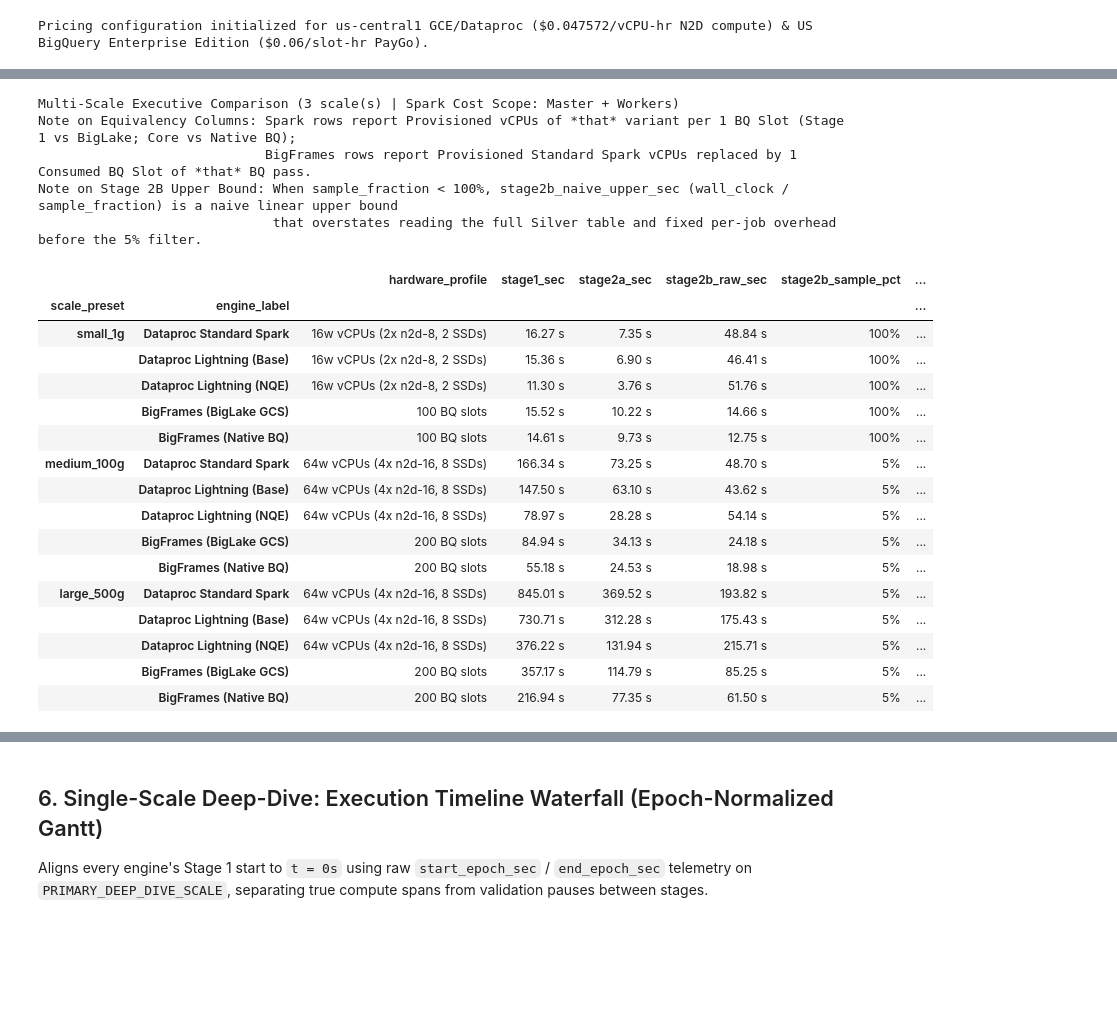
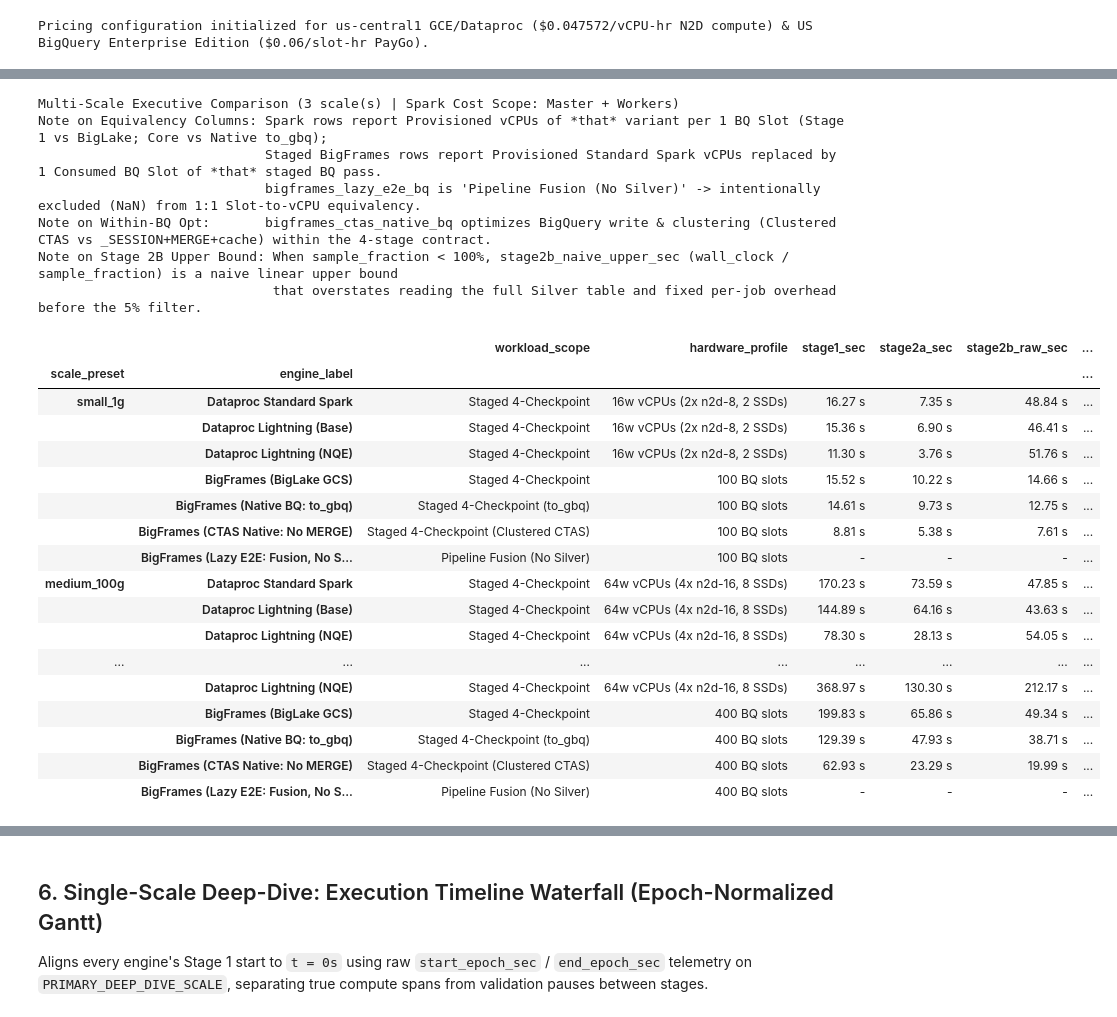
Before and after one commit to johanesalxd/lakehouse-compute-benchmark, a Jupyter notebook: notebooks/04_benchmark_summary_and_tco.ipynb, the cells around one changed output, grey strips where cells are left out. Saved outputs shown, nothing was run; the diff lists cells and outputs as text; code cells hidden in the pictures; blank space fills up the shorter version.

```diff
--- a/notebooks/04_benchmark_summary_and_tco.ipynb
+++ b/notebooks/04_benchmark_summary_and_tco.ipynb
@@ -780,18 +873,20 @@ for scale in available_scales:
     topo = SCALE_TOPOLOGIES[scale]
     s_engines = [e for e in ENGINE_ORDER if e in set(s_df["engine_variant"])]
 
-    # Reference baselines for speedup & slot-to-vCPU equivalency within this scale
-    std_core_df = s_df[(s_df["engine_variant"] == "spark_standard") & (s_df["stage_id"].isin(CORE_RELATIONAL_STAGES))]
+    # Reference baselines for speedup & 1:1 staged slot-to-vCPU equivalency within this scale
+    std_core_df = s_df[(s_df["engine_variant"] == "spark_standard") & (s_df["stage_id"].isin(CORE_STAGED_STAGES))]
     std_core_sec = float(std_core_df["wall_clock_sec"].sum()) if not std_core_df.empty else np.nan
     std_s1_vcpu_s = float(s_df.loc[(s_df["engine_variant"] == "spark_standard") & (s_df["stage_id"] == "stage1_bronze_to_silver"), "vcpu_seconds"].sum())
     std_core_vcpu_s = float(std_core_df["vcpu_seconds"].sum()) if not std_core_df.empty else np.nan
 
     bl_s1_slot_s = float(s_df.loc[(s_df["engine_variant"] == "bigframes_biglake_gcs") & (s_df["stage_id"] == "stage1_bronze_to_silver"), "bq_slot_seconds"].sum())
-    nv_core_slot_s = float(s_df.loc[(s_df["engine_variant"] == "bigframes_native_bq") & (s_df["stage_id"].isin(CORE_RELATIONAL_STAGES)), "bq_slot_seconds"].sum())
+    nv_core_slot_s = float(s_df.loc[(s_df["engine_variant"] == "bigframes_native_bq") & (s_df["stage_id"].isin(CORE_STAGED_STAGES)), "bq_slot_seconds"].sum())
+    ctas_core_slot_s = float(s_df.loc[(s_df["engine_variant"] == "bigframes_ctas_native_bq") & (s_df["stage_id"].isin(CORE_STAGED_STAGES)), "bq_slot_seconds"].sum())
 
     for eng in s_engines:
         edf = s_df[s_df["engine_variant"] == eng]
         rel_df = edf[edf["stage_id"].isin(CORE_RELATIONAL_STAGES)]
+        is_lazy_e2e = (eng == "bigframes_lazy_e2e_bq")
 
         def _stage_val(stg: str, col: str, default=np.nan) -> float:
             m = edf.loc[edf["stage_id"] == stg, col]
@@ -800,9 +895,10 @@ for scale in available_scales:
         s1_sec = _stage_val("stage1_bronze_to_silver", "wall_clock_sec")
         s2a_sec = _stage_val("stage2a_silver_vectorized", "wall_clock_sec")
         s2b_raw = _stage_val("stage2b_silver_udf", "wall_clock_sec")
-        s2b_sf = _stage_val("stage2b_silver_udf", "sample_fraction", default=1.0)
+        s2b_sf = _stage_val("stage2b_silver_udf", "sample_fraction", default=np.nan if is_lazy_e2e else 1.0)
         s2b_naive_upper = (s2b_raw / s2b_sf) if (pd.notna(s2b_raw) and pd.notna(s2b_sf) and s2b_sf > 0) else np.nan
         s3_sec = _stage_val("stage3_silver_to_gold", "wall_clock_sec")
+        s_e2e_sec = _stage_val("stage_e2e_bronze_to_gold", "wall_clock_sec")
         core_sec = float(rel_df["wall_clock_sec"].sum())
 
         if eng.startswith("spark_"):
@@ -812,13 +908,19 @@ for scale in available_scales:
             s1_vcpu_s = _stage_val("stage1_bronze_to_silver", "vcpu_seconds")
             s1_slot_equiv = (s1_vcpu_s / bl_s1_slot_s) if (pd.notna(s1_vcpu_s) and bl_s1_slot_s > 0) else np.nan
             core_slot_equiv = (vcpu_s / nv_core_slot_s) if (nv_core_slot_s > 0) else np.nan
+            core_eq_vs_ctas = (vcpu_s / ctas_core_slot_s) if (ctas_core_slot_s > 0) else np.nan
         else:
-            hw_str = f"{topo['bq_slot_cap']} BQ slots" if topo["bq_slot_cap"] is not None else "Unreserved BQ PayGo"
+            eng_caps = sorted({int(v) for v in edf["bq_slot_cap"].dropna().tolist()})
+            hw_str = f"{'/'.join(map(str, eng_caps))} BQ slots" if eng_caps else "Unreserved BQ PayGo"
             vcpu_s = np.nan
             slot_s = float(rel_df["bq_slot_seconds"].sum())
             eng_s1_slot_s = _stage_val("stage1_bronze_to_silver", "bq_slot_seconds")
-            s1_slot_equiv = (std_s1_vcpu_s / eng_s1_slot_s) if (std_s1_vcpu_s > 0 and pd.notna(eng_s1_slot_s) and eng_s1_slot_s > 0) else np.nan
-            core_slot_equiv = (std_core_vcpu_s / slot_s) if (pd.notna(std_core_vcpu_s) and std_core_vcpu_s > 0 and slot_s > 0) else np.nan
+            s1_slot_equiv = (std_s1_vcpu_s / eng_s1_slot_s) if (not is_lazy_e2e and std_s1_vcpu_s > 0 and pd.notna(eng_s1_slot_s) and eng_s1_slot_s > 0) else np.nan
+            # Mandatory workload-symmetry guardrail: exclude Lazy E2E (Pipeline Fusion, No Silver) from 1:1 Slot-to-vCPU equivalency.
+            core_slot_equiv = np.nan if is_lazy_e2e else (
+                (std_core_vcpu_s / slot_s) if (pd.notna(std_core_vcpu_s) and std_core_vcpu_s > 0 and slot_s > 0) else np.nan
+            )
+            core_eq_vs_ctas = np.nan
 
         speedup_vs_std_pct = ((std_core_sec / core_sec) - 1.0) * 100.0 if (pd.notna(std_core_sec) and core_sec > 0) else np.nan
         costs = compute_core_rel_headline_costs(eng, rel_df, topo, PRICING_CONFIG, include_master=INCLUDE_MASTER_IN_TCO)
@@ -827,6 +929,7 @@ for scale in available_scales:
             "scale_preset": scale,
             "engine_variant": eng,
             "engine_label": ENGINE_LABELS[eng],
+            "workload_scope": ENGINE_WORKLOAD_SCOPE.get(eng, "Staged 4-Checkpoint"),
             "hardware_profile": hw_str,
             "stage1_sec": s1_sec,
             "stage2a_sec": s2a_sec,
@@ -834,11 +937,13 @@ for scale in available_scales:
             "stage2b_sample_pct": s2b_sf,
             "stage2b_naive_upper_sec": s2b_naive_upper,
             "stage3_sec": s3_sec,
+            "stage_e2e_sec": s_e2e_sec,
             "core_rel_sec": core_sec,
             "vcpu_seconds": vcpu_s,
             "bq_slot_seconds": slot_s,
             "s1_1slot_eq_vcpus": s1_slot_equiv,
             "core_1slot_eq_vcpus": core_slot_equiv,
+            "core_eq_vs_ctas_vcpus": core_eq_vs_ctas,
             "speedup_vs_std_pct": speedup_vs_std_pct,
             "speedup_vs_std_x": (std_core_sec / core_sec) if (pd.notna(std_core_sec) and core_sec > 0) else np.nan,
             **costs,
@@ -847,12 +952,15 @@ for scale in available_scales:
 multi_scale_df = pd.DataFrame(ms_rows)
 billing_scope = "Master + Workers" if INCLUDE_MASTER_IN_TCO else "Workers Only"
 print(f"Multi-Scale Executive Comparison ({len(available_scales)} scale(s) | Spark Cost Scope: {billing_scope})")
-print("Note on Equivalency Columns: Spark rows report Provisioned vCPUs of *that* variant per 1 BQ Slot (Stage 1 vs BigLake; Core vs Native BQ);")
-print("                             BigFrames rows report Provisioned Standard Spark vCPUs replaced by 1 Consumed BQ Slot of *that* BQ pass.")
+print("Note on Equivalency Columns: Spark rows report Provisioned vCPUs of *that* variant per 1 BQ Slot (Stage 1 vs BigLake; Core vs Native to_gbq);")
+print("                             Staged BigFrames rows report Provisioned Standard Spark vCPUs replaced by 1 Consumed BQ Slot of *that* staged BQ pass.")
+print("                             bigframes_lazy_e2e_bq is 'Pipeline Fusion (No Silver)' -> intentionally excluded (NaN) from 1:1 Slot-to-vCPU equivalency.")
+print("Note on Within-BQ Opt:       bigframes_ctas_native_bq optimizes BigQuery write & clustering (Clustered CTAS vs _SESSION+MERGE+cache) within the 4-stage contract.")
 print("Note on Stage 2B Upper Bound: When sample_fraction < 100%, stage2b_naive_upper_sec (wall_clock / sample_fraction) is a naive linear upper bound")
 print("                              that overstates reading the full Silver table and fixed per-job overhead before the 5% filter.")
 
 display_cols = [
+    "workload_scope",
     "hardware_profile",
     "stage1_sec",
     "stage2a_sec",
@@ -860,6 +968,7 @@ display_cols = [
     "stage2b_sample_pct",
     "stage2b_naive_upper_sec",
     "stage3_sec",
+    "stage_e2e_sec",
     "core_rel_sec",
     "vcpu_seconds",
     "bq_slot_seconds",
@@ -871,52 +980,56 @@ display_cols = [
     "bq_1k_shared_paygo_usd",
     "bq_1k_shared_3yr_usd",
     "bq_1k_dedicated_ceil_usd",
 ]
 show_table(
     multi_scale_df.set_index(["scale_preset", "engine_label"])[display_cols],
     {
         "stage1_sec": "{:.2f} s",
         "stage2a_sec": "{:.2f} s",
         "stage2b_raw_sec": "{:.2f} s",
         "stage2b_sample_pct": "{:.0%}",
         "stage2b_naive_upper_sec": "{:,.1f} s",
         "stage3_sec": "{:.2f} s",
+        "stage_e2e_sec": "{:,.2f} s",
         "core_rel_sec": "{:,.2f} s",
         "vcpu_seconds": "{:,.1f}",
         "bq_slot_seconds": "{:,.1f}",
         "s1_1slot_eq_vcpus": "{:.2f}x",
         "core_1slot_eq_vcpus": "{:.2f}x",
         "speedup_vs_std_pct": "{:+.1f}%",
         "dp_1k_ondemand_usd": "${:,.2f}",
         "dp_1k_efm_usd": "${:,.2f}",
         "bq_1k_shared_paygo_usd": "${:,.2f}",
         "bq_1k_shared_3yr_usd": "${:,.2f}",
         "bq_1k_dedicated_ceil_usd": "${:,.2f}",
     },
 )
 # %% [output]
 Multi-Scale Executive Comparison (3 scale(s) | Spark Cost Scope: Master + Workers)
-Note on Equivalency Columns: Spark rows report Provisioned vCPUs of *that* variant per 1 BQ Slot (Stage 1 vs BigLake; Core vs Native BQ);
-                             BigFrames rows report Provisioned Standard Spark vCPUs replaced by 1 Consumed BQ Slot of *that* BQ pass.
+Note on Equivalency Columns: Spark rows report Provisioned vCPUs of *that* variant per 1 BQ Slot (Stage 1 vs BigLake; Core vs Native to_gbq);
+                             Staged BigFrames rows report Provisioned Standard Spark vCPUs replaced by 1 Consumed BQ Slot of *that* staged BQ pass.
+                             bigframes_lazy_e2e_bq is 'Pipeline Fusion (No Silver)' -> intentionally excluded (NaN) from 1:1 Slot-to-vCPU equivalency.
+Note on Within-BQ Opt:       bigframes_ctas_native_bq optimizes BigQuery write & clustering (Clustered CTAS vs _SESSION+MERGE+cache) within the 4-stage contract.
 Note on Stage 2B Upper Bound: When sample_fraction < 100%, stage2b_naive_upper_sec (wall_clock / sample_fraction) is a naive linear upper bound
                               that overstates reading the full Silver table and fixed per-job overhead before the 5% filter.
-|  |  | hardware_profile | stage1_sec | stage2a_sec | stage2b_raw_sec | stage2b_sample_pct | ... |
+|  |  | workload_scope | hardware_profile | stage1_sec | stage2a_sec | stage2b_raw_sec | ... |
 | scale_preset | engine_label |  |  |  |  |  | ... |
-| small_1g | Dataproc Standard Spark | 16w vCPUs (2x n2d-8, 2 SSDs) | 16.27 s | 7.35 s | 48.84 s | 100% | ... |
-|  | Dataproc Lightning (Base) | 16w vCPUs (2x n2d-8, 2 SSDs) | 15.36 s | 6.90 s | 46.41 s | 100% | ... |
-|  | Dataproc Lightning (NQE) | 16w vCPUs (2x n2d-8, 2 SSDs) | 11.30 s | 3.76 s | 51.76 s | 100% | ... |
-|  | BigFrames (BigLake GCS) | 100 BQ slots | 15.52 s | 10.22 s | 14.66 s | 100% | ... |
-|  | BigFrames (Native BQ) | 100 BQ slots | 14.61 s | 9.73 s | 12.75 s | 100% | ... |
-| medium_100g | Dataproc Standard Spark | 64w vCPUs (4x n2d-16, 8 SSDs) | 166.34 s | 73.25 s | 48.70 s | 5% | ... |
-|  | Dataproc Lightning (Base) | 64w vCPUs (4x n2d-16, 8 SSDs) | 147.50 s | 63.10 s | 43.62 s | 5% | ... |
-|  | Dataproc Lightning (NQE) | 64w vCPUs (4x n2d-16, 8 SSDs) | 78.97 s | 28.28 s | 54.14 s | 5% | ... |
-|  | BigFrames (BigLake GCS) | 200 BQ slots | 84.94 s | 34.13 s | 24.18 s | 5% | ... |
-|  | BigFrames (Native BQ) | 200 BQ slots | 55.18 s | 24.53 s | 18.98 s | 5% | ... |
-| large_500g | Dataproc Standard Spark | 64w vCPUs (4x n2d-16, 8 SSDs) | 845.01 s | 369.52 s | 193.82 s | 5% | ... |
-|  | Dataproc Lightning (Base) | 64w vCPUs (4x n2d-16, 8 SSDs) | 730.71 s | 312.28 s | 175.43 s | 5% | ... |
-|  | Dataproc Lightning (NQE) | 64w vCPUs (4x n2d-16, 8 SSDs) | 376.22 s | 131.94 s | 215.71 s | 5% | ... |
-|  | BigFrames (BigLake GCS) | 200 BQ slots | 357.17 s | 114.79 s | 85.25 s | 5% | ... |
-|  | BigFrames (Native BQ) | 200 BQ slots | 216.94 s | 77.35 s | 61.50 s | 5% | ... |
+| small_1g | Dataproc Standard Spark | Staged 4-Checkpoint | 16w vCPUs (2x n2d-8, 2 SSDs) | 16.27 s | 7.35 s | 48.84 s | ... |
+|  | Dataproc Lightning (Base) | Staged 4-Checkpoint | 16w vCPUs (2x n2d-8, 2 SSDs) | 15.36 s | 6.90 s | 46.41 s | ... |
+|  | Dataproc Lightning (NQE) | Staged 4-Checkpoint | 16w vCPUs (2x n2d-8, 2 SSDs) | 11.30 s | 3.76 s | 51.76 s | ... |
+|  | BigFrames (BigLake GCS) | Staged 4-Checkpoint | 100 BQ slots | 15.52 s | 10.22 s | 14.66 s | ... |
+|  | BigFrames (Native BQ: to_gbq) | Staged 4-Checkpoint (to_gbq) | 100 BQ slots | 14.61 s | 9.73 s | 12.75 s | ... |
+|  | BigFrames (CTAS Native: No MERGE) | Staged 4-Checkpoint (Clustered CTAS) | 100 BQ slots | 8.81 s | 5.38 s | 7.61 s | ... |
+|  | BigFrames (Lazy E2E: Fusion, No S... | Pipeline Fusion (No Silver) | 100 BQ slots | - | - | - | ... |
+| medium_100g | Dataproc Standard Spark | Staged 4-Checkpoint | 64w vCPUs (4x n2d-16, 8 SSDs) | 170.23 s | 73.59 s | 47.85 s | ... |
+|  | Dataproc Lightning (Base) | Staged 4-Checkpoint | 64w vCPUs (4x n2d-16, 8 SSDs) | 144.89 s | 64.16 s | 43.63 s | ... |
+|  | Dataproc Lightning (NQE) | Staged 4-Checkpoint | 64w vCPUs (4x n2d-16, 8 SSDs) | 78.30 s | 28.13 s | 54.05 s | ... |
+| ... | ... | ... | ... | ... | ... | ... | ... |
+|  | Dataproc Lightning (NQE) | Staged 4-Checkpoint | 64w vCPUs (4x n2d-16, 8 SSDs) | 368.97 s | 130.30 s | 212.17 s | ... |
+|  | BigFrames (BigLake GCS) | Staged 4-Checkpoint | 400 BQ slots | 199.83 s | 65.86 s | 49.34 s | ... |
+|  | BigFrames (Native BQ: to_gbq) | Staged 4-Checkpoint (to_gbq) | 400 BQ slots | 129.39 s | 47.93 s | 38.71 s | ... |
+|  | BigFrames (CTAS Native: No MERGE) | Staged 4-Checkpoint (Clustered CTAS) | 400 BQ slots | 62.93 s | 23.29 s | 19.99 s | ... |
+|  | BigFrames (Lazy E2E: Fusion, No S... | Pipeline Fusion (No Silver) | 400 BQ slots | - | - | - | ... |
 # %%
 # ==============================================================================
 # 4B. MULTI-SCALE SCALING CURVES (RUNTIME/SPEEDUP, EQUIVALENCY & COST)
```
Also changed, not shown: parts of 15 cells of this notebook, 4 other files.
